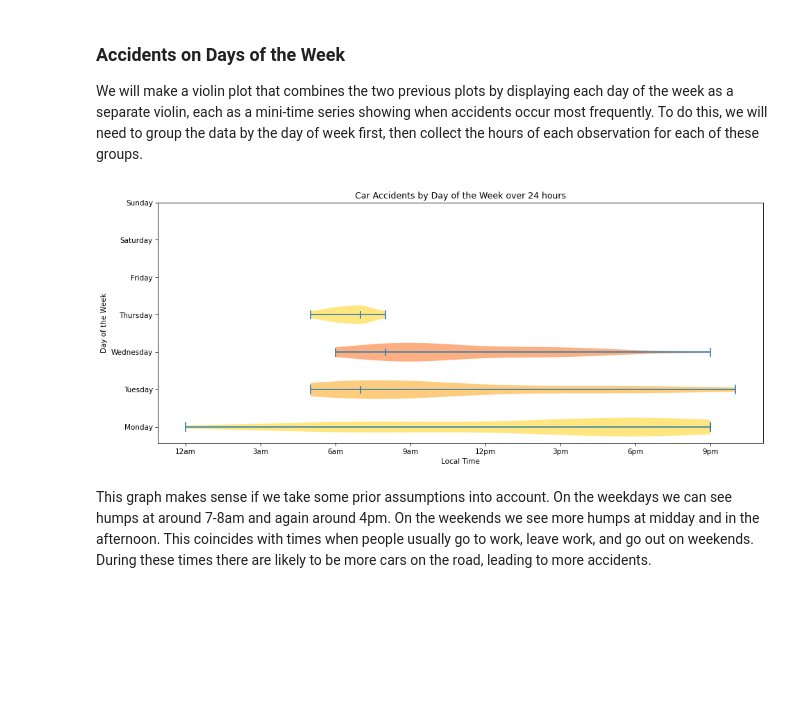
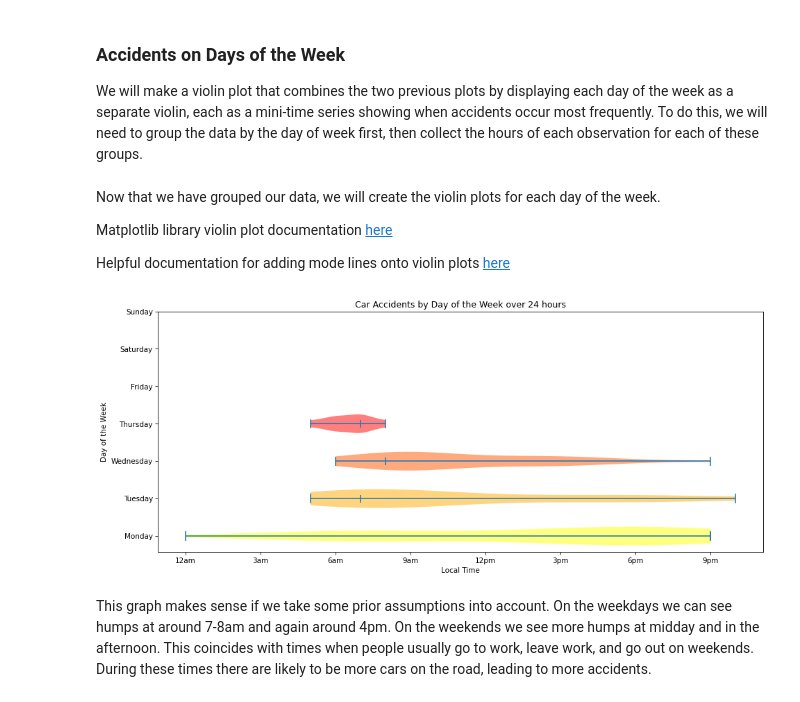
Before and after one commit to kashishpt/CMSC320FinalProject, a Jupyter notebook: main.ipynb, the cells around one changed output. Drawn from its saved outputs; the diff is of its cells as text; code cells hidden in the pictures; blank space fills up the shorter version.

Commit message:
documentation links + style stuff

```diff
--- a/main.ipynb
+++ b/main.ipynb
@@ -129,6 +114,3 @@ data = data.drop(to_remove, axis=1, errors='ignore')
-# %%
-# one hot encoding cell
-data['Roundabout'] = data['Roundabout'].apply(int)
 # %% [markdown]
 # Data Exploration
 Now we are ready to analyze our data. From the list of columns, it seems good to analyze the number of accidents as well as the severity of accidents as dependent variables on every other column.
@@ -189,37 +184,34 @@ We will make a violin plot that combines the two previous plots by displaying ea
+# %% [markdown]
+Now that we have grouped our data, we will create the violin plots for each day of the week.
+
+Matplotlib library violin plot documentation [here](https://matplotlib.org/stable/gallery/statistics/violinplot.html)
+
+Helpful documentation for adding mode lines onto violin plots [here](https://matplotlib.org/stable/gallery/statistics/customized_violin.html)
 # %%
-# Turn the start times into actual datetimes
-data['Start_Time'] = pd.to_datetime(data['Start_Time'], infer_datetime_format=True)
-
-# create a list of lists with each inner list representing a different day of the week that contains the hours that an accident occurs
-data['Day'] = data['Start_Time'].apply(lambda x: x.dayofweek)
-data['Hour'] = data['Start_Time'].apply(lambda x: x.hour)
-grouped_by_day = data.groupby(by='Day')
-hour_foreach_day = grouped_by_day.apply(lambda x: x['Hour'].tolist()).tolist()
-
 # create the violin plot
-plt_params['figure.figsize'] = (15, 6)
 fig, ax = plt.subplots()
 violins = ax.violinplot(dataset=hour_foreach_day, positions=range(len(hour_foreach_day)), vert=False)
 
 # add lines marking the mode for each day, representing the time where most accidents happen
 bodies = violins['bodies']
 modes = [mode(x) for x in hour_foreach_day]
 ax.vlines(modes, list(map(lambda x: x-0.1, range(len(bodies)))), list(map(lambda x: x+0.1, range(len(bodies)))))
 
 # add colors to help differentiate each violin
+colors = gen_colors(range(len(bodies)), "yellow", "red", "orange")
 for i in range(len(bodies)):
-    bodies[i].set_facecolor(color_scheme[i % 3 + 1])
+    bodies[i].set_facecolor(colors[i])
     bodies[i].set_alpha(0.5)
 
 # add labels to plot
 plt.yticks(ticks=[0, 1, 2, 3, 4, 5, 6], labels=["Monday", "Tuesday", "Wednesday", "Thursday", "Friday", "Saturday", "Sunday"])
 plt.title("Car Accidents by Day of the Week over 24 hours")
 plt.xlabel("Local Time")
 plt.ylabel("Day of the Week")
 plt.xticks(ticks=[0, 3, 6, 9, 12, 15, 18, 21], labels=["12am", "3am", "6am", "9am", "12pm", "3pm", "6pm", "9pm"])
 plt.show()
 # %% [output]
-[figure, old version]
+[figure, new version]
 # %% [markdown]
 This graph makes sense if we take some prior assumptions into account. On the weekdays we can see humps at around 7-8am and again around 4pm. On the weekends we see more humps at midday and in the afternoon. This coincides with times when people usually go to work, leave work, and go out on weekends. During these times there are likely to be more cars on the road, leading to more accidents.
 # %% [markdown]
```
Also changed, not shown: parts of 21 cells of this notebook, 8 other files.
